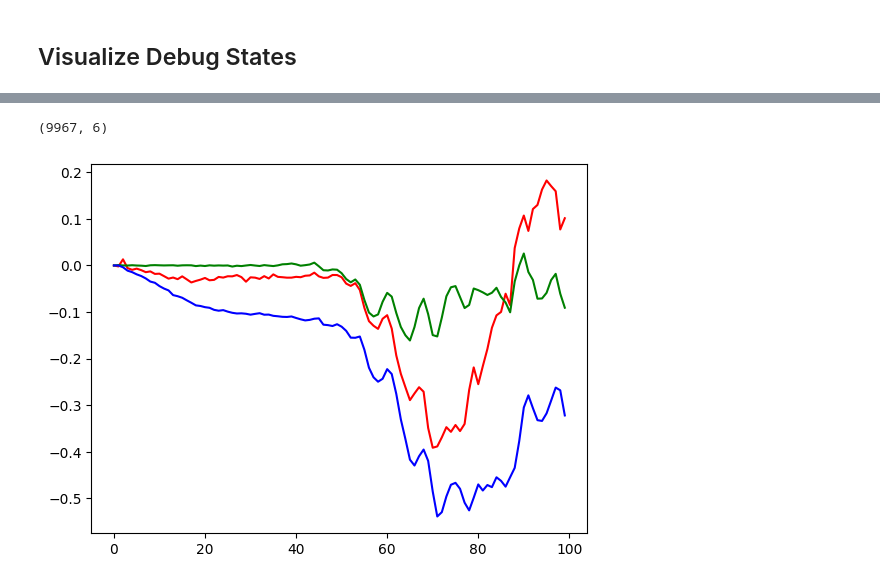
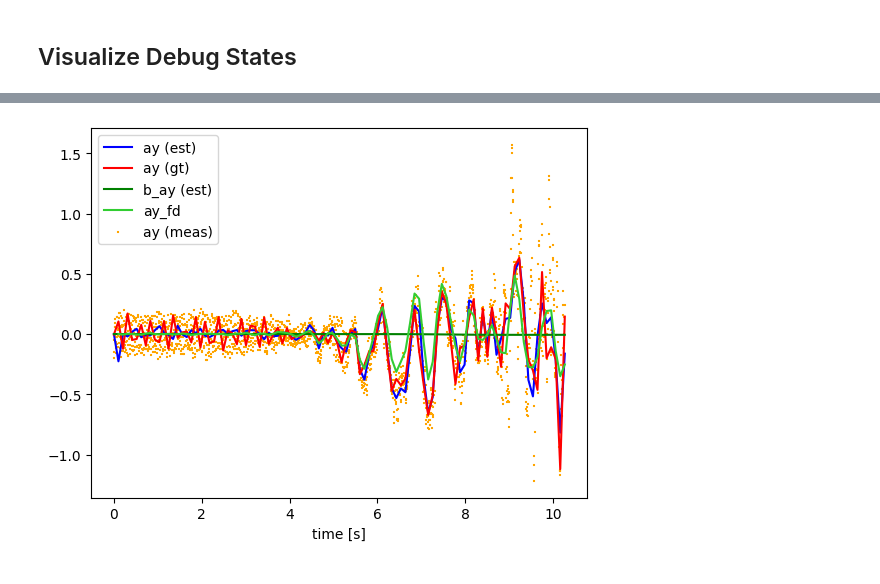
Before and after one commit to utiasASRL/steam_icp, a Jupyter notebook: script/visualize_debug.ipynb, the cells around one changed output, grey strips where cells are left out. Saved outputs shown, nothing was run; the diff lists cells and outputs as text; code cells hidden in the pictures.

```diff
--- a/script/visualize_debug.ipynb
+++ b/script/visualize_debug.ipynb
@@ -499,21 +558,22 @@ plt.show()
-# %%
-print(vels_gt.shape)
-# %% [output]
-(9967, 6)
-# %%
-vels_int = [vels[0, 1]]
-dt = 0.1
-for i in range(1, vels.shape[0]):
-    v2 = vels_int[i - 1] + dt * accels[i - 1, 1]
-    vels_int.append(v2)
-vels_int = np.array(vels_int)
-# %%
-plt.plot(vels[:, 1], 'r')
-plt.plot(vels_gt[:100, 1], 'g')
-plt.plot(vels_int, 'b')
-plt.show()
-# %% [output]
-[figure, removed]
+# %%
+accel_fd = []
+for i in range(1, vels_gt.shape[0] - 1):
+    accel_fd.append((vels_gt[i + 1, :] - vels_gt[i - 1, :]) / (times_gt[i + 1] - times_gt[i - 1]))
+accel_fd = np.array(accel_fd)
+
+N = poses.shape[0]
+
+plt.plot(times, accels[:, 1], 'b', label='ay (est)')
+plt.plot(times, accels_gt[:N, 1], 'r', label='ay (gt)')
+plt.plot(times, biases[:, 1], 'g', label='b_ay (est)')
+plt.plot(times[1:], accel_fd[:N-1, 1], 'limegreen', label='ay_fd')
+plt.scatter(imu_plot_times, accel_minus_plot[:, 1], marker='+', color='orange', s=2, label='ay (meas)')
+plt.xlabel('time [s]')
+plt.legend()
+
+plt.show()
+# %% [output]
+[figure, added]
 # %%
 plt.plot(biases[:, 0], label='b_ax', color='r')
 plt.plot(biases[:, 1], label='b_ay', color='g')
```
Also changed, not shown: parts of 10 cells of this notebook, 6 other files.
